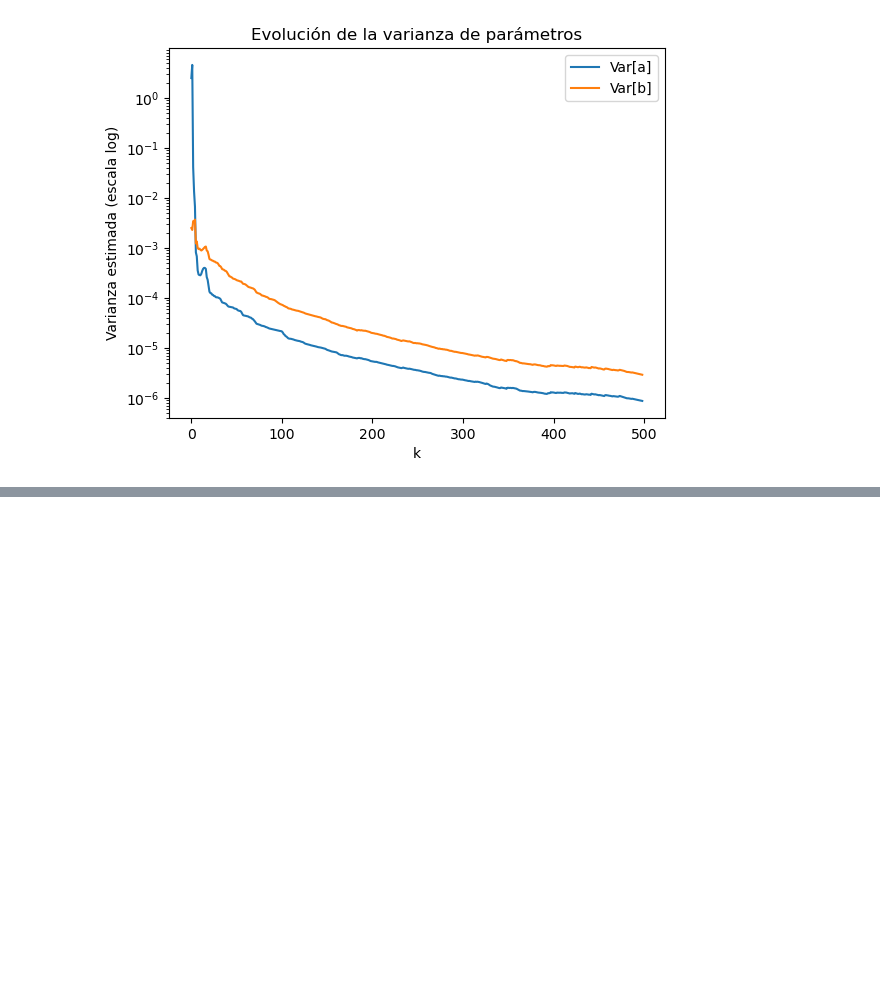
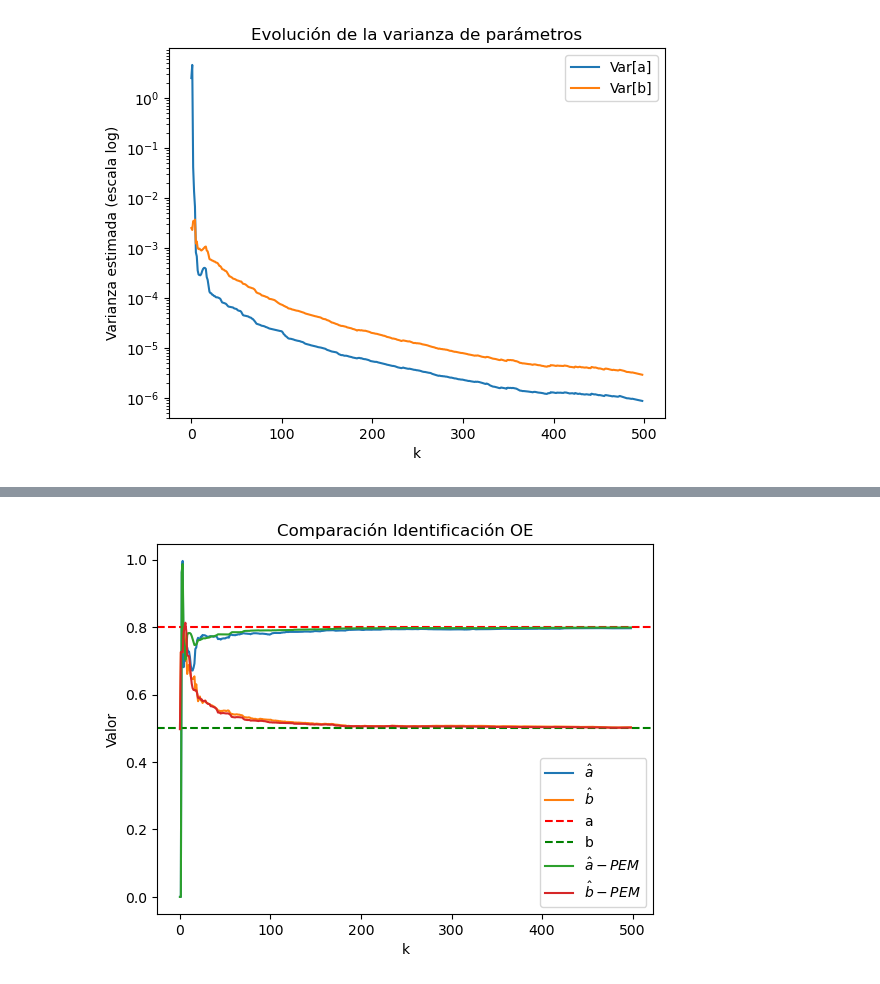
Before and after one commit to pgonfiuba/ica, a Jupyter notebook: 4. Identificacion parametrica/identificacion_PEM.ipynb, the cells around one changed output, grey strips where cells are left out. Drawn from its saved outputs; the diff is of its cells as text; code cells hidden in the pictures; blank space fills up the shorter version.

Commit message:
Comparación con OE + LS

```diff
--- a/4. Identificacion parametrica/identificacion_PEM.ipynb
+++ b/4. Identificacion parametrica/identificacion_PEM.ipynb
@@ -92,8 +92,8 @@ for k in range(1, N):
     # Escribo el vector regresor con las sensibilidades. De esta forma el costo es lineal en theta
     phi = np.array([s_a, s_b])
 
-    # Fromulas de actualización de mínimos cuadrados recursivos
-    denom = 1.0 + phi @ P @ phi
+    # Formulas de actualización de mínimos cuadrados recursivos
+    denom = lambda_f + phi @ P @ phi
     K = (P @ phi) / denom
     theta = theta + K * eps
 
@@ -145,0 +153,78 @@ plt.show()
+# %%
+# Identificación OE con LS recursivo
+theta = np.array([0.0, 0.0])  # [a, b] inicial
+P = np.eye(2) * 1000.0        # covarianza inicial
+
+y_hat_prev = 0.0
+sigma2_hat = 0.0
+
+lambda_f = 1.0  # factor de olvido
+lambda_sigma = 0.99  # para estimar varianza del ruido (recursivamente a partir de residuos)
+
+theta_hist2 = []
+P_hist = []
+sigma2_hist = []
+
+for k in range(1, N):
+    # Predicción un paso adelante
+    y_hat = theta[0] * y_hat_prev + theta[1] * u[k-1]
+
+    # Error de predicción
+    eps = y[k] - y_hat
+
+    # Escribo el vector regresor con las sensibilidades. De esta forma el costo es lineal en theta
+    phi = np.array([y_hat_prev, u[k-1]])
+
+    # Fromulas de actualización de mínimos cuadrados recursivos
+    denom = lambda_f + phi @ P @ phi
+    K = (P @ phi) / denom
+    theta = theta + K * eps
+
+    P = (1/lambda_f) * (np.eye(2) - np.outer(K, phi)) @ P
+
+    # update estados para próxima iteración
+    y_hat_prev = y_hat
+
+    # Estimación recursiva de varianza del ruido
+    sigma2_hat = lambda_sigma * sigma2_hat + (1 - lambda_sigma) * (eps**2)
+    sigma2_hist.append(sigma2_hat)
+
+    # guardar historial
+    theta_hist2.append(theta.copy())
+    P_hist.append(np.diag(P).copy())
+
+
+theta_hist2 = np.array(theta_hist2)
+P_hist = np.array(P_hist)
+sigma2_hist = np.array(sigma2_hist)
+
+# varianzas reales theta_hat estimadas de: sigma2_hat * diag(P)
+var_a2 = sigma2_hist * P_hist[:,0]
+var_b2 = sigma2_hist * P_hist[:,1]
+
+
+plt.figure()
+plt.plot(theta_hist2[:,0], label='$\\hat{{a}}$')
+plt.plot(theta_hist2[:,1], label='$\\hat{{b}}$')
+plt.axhline(a, color='r', linestyle='--', label='a')
+plt.axhline(b, color='g', linestyle='--', label='b')
+plt.plot(theta_hist[:,0], label='$\\hat{{a}} - PEM$')
+plt.plot(theta_hist[:,1], label='$\\hat{{b}} - PEM$')
+plt.legend()
+plt.xlabel('k')
+plt.ylabel('Valor')
+plt.title('Comparación Identificación OE')
+plt.show()
+
+plt.figure()
+plt.semilogy(var_a2, label='Var[a]')
+plt.semilogy(var_b2, label='Var[b]')
+plt.semilogy(var_a, label='Var[a] - PEM')
+plt.semilogy(var_b, label='Var[b] - PEM')
+plt.xlabel('k')
+plt.ylabel('Varianza estimada (escala log)')
+plt.legend()
+plt.title('Evolución de la varianza de parámetros')
+plt.show()
+# %% [output]
+[figure, added]
```
Also changed, not shown: parts of 2 cells of this notebook.
